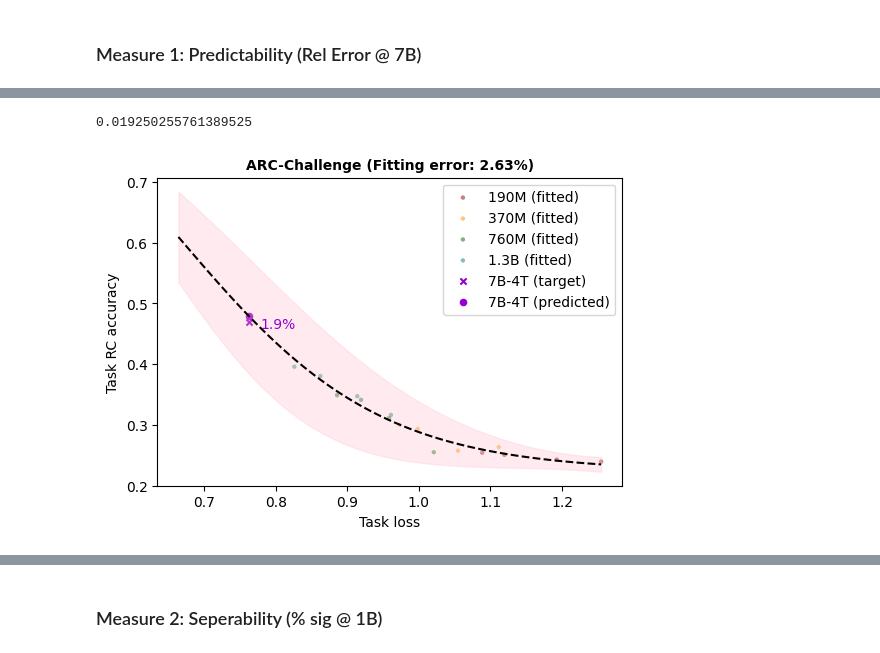
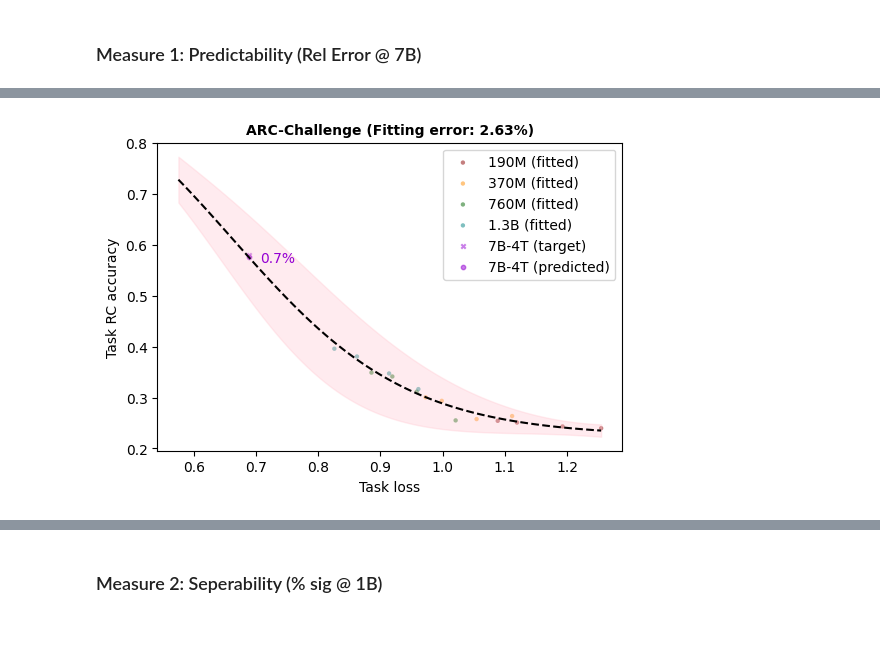
Before and after one commit to davidheineman/new-evals, a Jupyter notebook: analysis/notebooks/measures.ipynb, the cells around one changed output, grey strips where cells are left out. Saved outputs shown, nothing was run; the diff lists cells and outputs as text; code cells hidden in the pictures.

```diff
--- a/analysis/notebooks/measures.ipynb
+++ b/analysis/notebooks/measures.ipynb
@@ -48,7 +45,7 @@ print(MIXES)
 ### Measure 1: Predictability (Rel Error @ 7B)
 # %%
 # https://arxiv.org/pdf/2412.04403#page=3.57
-LADDER_MODELS = [model for model in MODELS if 'peteish-moreeval' in model and '0.5xC' not in model]
+LADDER_MODELS = [model for model in MODELS if 'peteish-moreeval' in model]
 # %%
 from olmo.scaling.scaling_laws.utils import get_final_configs, get_step2_data_by_name, get_task_sets
 from scaling.step2 import main as step2_main
@@ -174,3 +170,9 @@ data_by_name = get_ladder_data(df, task_name, LADDER_MODELS, ['peteish-moreeval-
+# %%
+# Sanity check: enlarge results
+task_name = 'arc_easy:enlarge'
+model = 'peteish7'
+m2, bpb  = get_nd_array(df, 'model', 'logits_per_byte', model=model, task=task_name, step='max')
+data_by_name = get_ladder_data(df, task_name, LADDER_MODELS, ['peteish_7'])
 # %%
 import matplotlib.pyplot as plt
 
@@ -182,38 +184,65 @@ TASK_KEY_MAP = {
     "csqa": "csqa_val_5shot",
     "hellaswag": "hellaswag_val_5shot",
     "openbookqa": "openbookqa_test_5shot",
     "winogrande": "winogrande_val_5shot",
     "piqa": "piqa_val_5shot",
 }
 
+akshita_ladder_models = [model for model in LADDER_MODELS if '3B' not in model and '0.5xC' not in model]
 
-def run_ladder(df, task_name, ax=None):
+def run_ladder(df, task_name, train_models=akshita_ladder_models, eval_models=['peteish7'], ax=None):
     task_root = task_name.split(':')[0] # arc_easy:enlarge => arc_easy
 
-    # data_by_name = get_ladder_data(df, task_name, LADDER_MODELS, ['peteish7'])
-    data_by_name = get_ladder_data(df, task_name, LADDER_MODELS, ['peteish-moreeval-3B-10xC'])
+    data_by_name = get_ladder_data(df, task_name, train_models, eval_models)
+
+    # Manual override for configs
+    for model in eval_models:
+        if model not in akshita_ladder_models:
+            # configs[model] = {
+            #     'mode': 'train', 'n': 0, 'label': model,
+            #     'color': 'red', 'use_last_n_percentage': 100
+            # }
+            color = 'red'
+            if 'Qwen' in model: color = 'green'
+            elif 'Llama' in model or 'LLaMA' in model: color = 'blue'
+            elif 'Mistral' in model: color = 'orange'
+            elif '3B' in model: color = 'black'
+            elif 'OLMo' in model: color = 'yellow'
+            elif 'pythia' in model: color = 'brown'
+            elif 'gemma' in model: color = 'teal'
+            elif 'phi' in model: color = 'black'
+            elif 'deepseek' in model: color = 'pink'
+            elif 'zephyr' in model: color = 'green'
+            elif 'neo' in model: color = 'orange'
+            elif 'falcon' in model: color = 'blue'
+            configs[model] = FinalConfig(
+                paths=None, mode='eval', n=0, label=model, color=color, use_last_n_percentage=100
+            )
 
     task_key = TASK_KEY_MAP[task_root] # the task key is used to get min/max perf and plot title
 
-    coefficients, cov = fit_step2(data_by_name, task_key, None, use_log_sigmoid=False)
+    try:
+        coefficients, cov = fit_step2(data_by_name, task_key, None, use_log_sigmoid=False)
+    except Exception as e:
+        print(data_by_name)
+        raise RuntimeError(f'Failed to fit: {e}')
 
     (
         predicted_data_by_name, plotted_predicted_data,
         (y, y_pred, rel_error, delta_error), all_rel_errors,
     ) = predict_step2(
         configs, data_by_name, coefficients, cov, y_metric='rc_acc', use_log_sigmoid=False
     )
 
     plot_step2(
         configs, data_by_name, predicted_data_by_name, plotted_predicted_data, task_key, None, 'rc_bpb', 'rc_acc',
         coefficients, cov, use_log_sigmoid=False, ax=ax
     )
 
     return y, y_pred, rel_error, delta_error
 
+# python scripts/scaling/step2.py -k v2_main -c scripts/scaling/step2.json -o figure/peteish-moreeval/step2_main.pdf --skip_perc 1
 fig, axes = plt.subplots(1, 1, figsize=(6, 4), squeeze=False)
-y, y_pred, rel_error, delta_error = run_ladder(df, 'arc_challenge', axes[0][0])
-print(rel_error)
+y, y_pred, rel_error, delta_error = run_ladder(df, 'arc_challenge', ax=axes[0][0])
 # %% [output]
-0.019250255761389525
-[figure, old version]
+[figure, new version]
```
Also changed, not shown: parts of 16 cells of this notebook, 3 other files.
